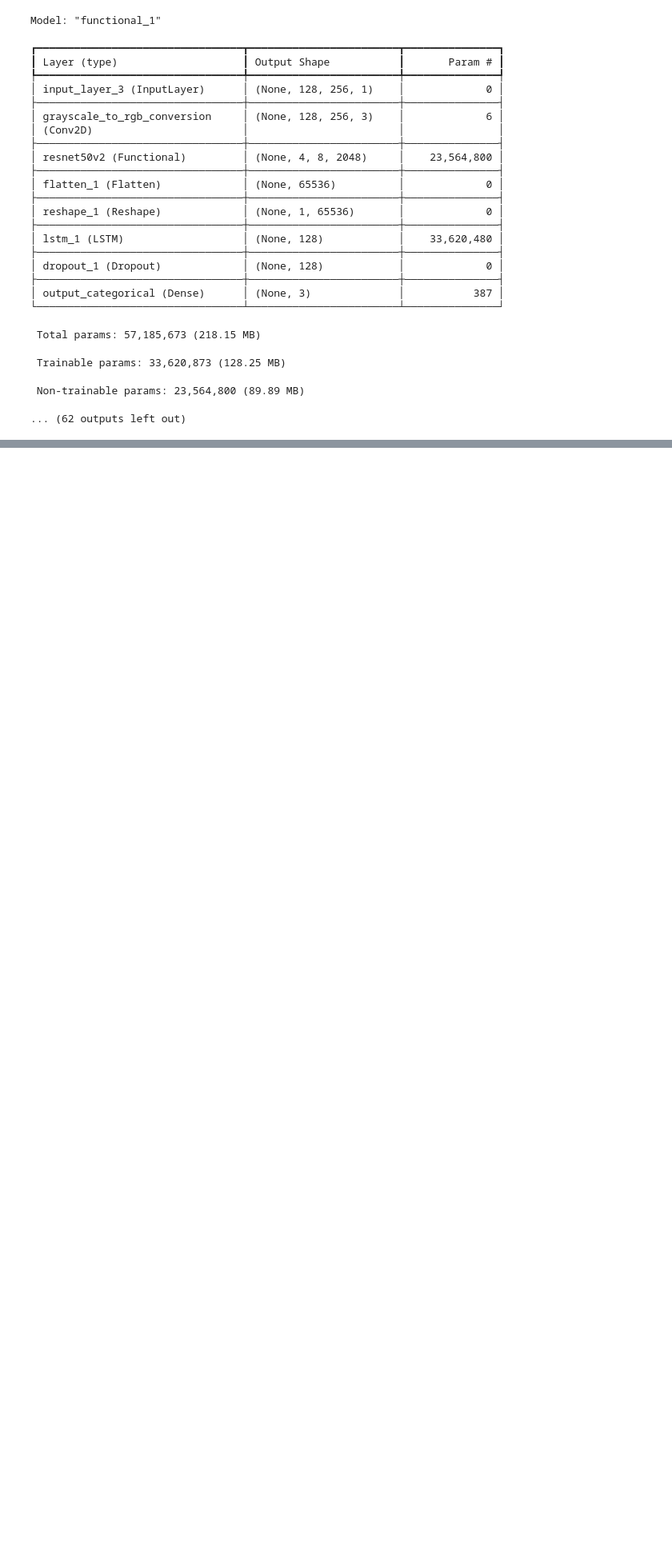
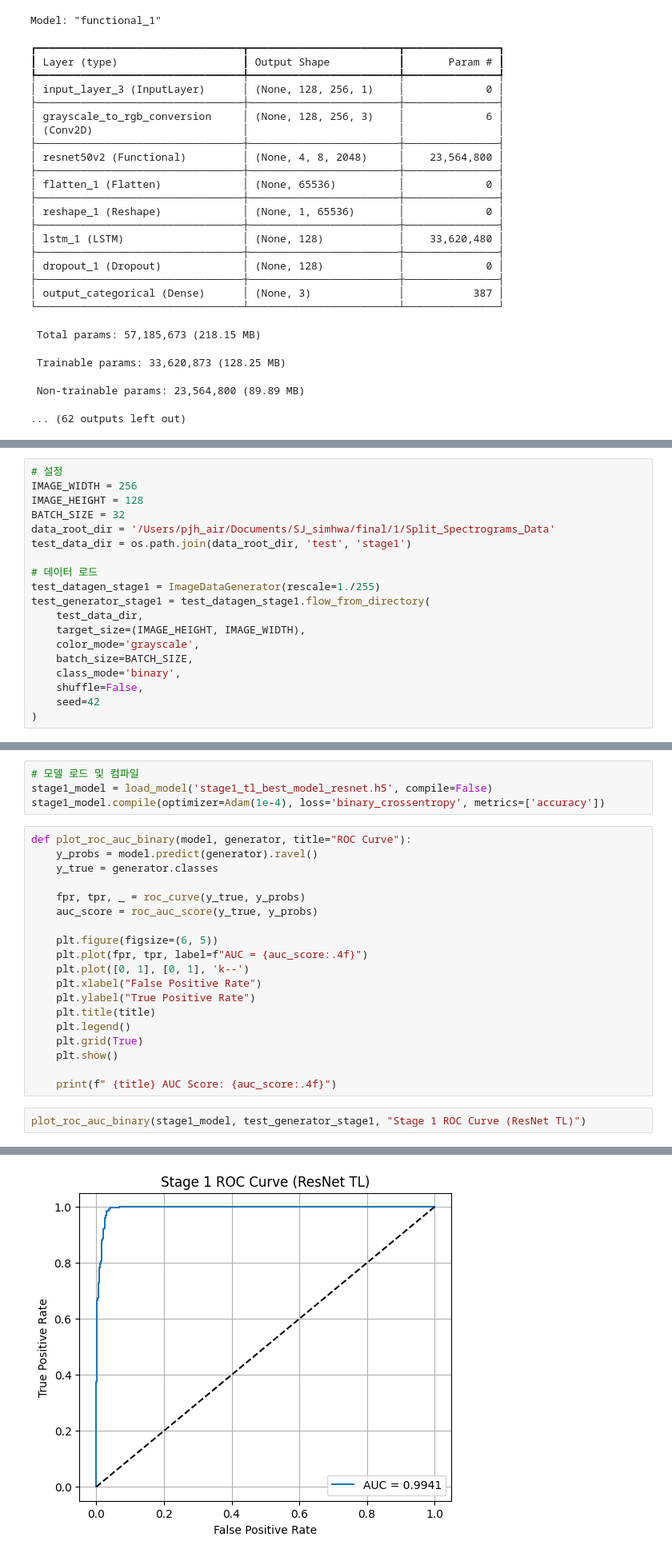
Before and after one commit to sungholion/BearingGuardian, a Jupyter notebook: anomaly_model/transfer-resnet.ipynb, the cells around one changed output, grey strips where cells are left out. Shown at 80% size. Saved outputs shown, nothing was run; the diff lists cells and outputs as text; blank space fills up the shorter version.

```diff
--- a/anomaly_model/transfer-resnet.ipynb
+++ b/anomaly_model/transfer-resnet.ipynb
@@ -408,0 +417,19 @@ Model: "functional_1"
+# %%
+# 설정
+IMAGE_WIDTH = 256
+IMAGE_HEIGHT = 128
+BATCH_SIZE = 32
+data_root_dir = '/Users/pjh_air/Documents/SJ_simhwa/final/1/Split_Spectrograms_Data'
+test_data_dir = os.path.join(data_root_dir, 'test', 'stage1')
+
+# 데이터 로드
+test_datagen_stage1 = ImageDataGenerator(rescale=1./255)
+test_generator_stage1 = test_datagen_stage1.flow_from_directory(
+    test_data_dir,
+    target_size=(IMAGE_HEIGHT, IMAGE_WIDTH),
+    color_mode='grayscale',
+    batch_size=BATCH_SIZE,
+    class_mode='binary',
+    shuffle=False,
+    seed=42
+)
@@ -408,0 +453,26 @@ Model: "functional_1"
+# %%
+# 모델 로드 및 컴파일
+stage1_model = load_model('stage1_tl_best_model_resnet.h5', compile=False)
+stage1_model.compile(optimizer=Adam(1e-4), loss='binary_crossentropy', metrics=['accuracy'])
+# %%
+def plot_roc_auc_binary(model, generator, title="ROC Curve"):
+    y_probs = model.predict(generator).ravel()
+    y_true = generator.classes
+
+    fpr, tpr, _ = roc_curve(y_true, y_probs)
+    auc_score = roc_auc_score(y_true, y_probs)
+
+    plt.figure(figsize=(6, 5))
+    plt.plot(fpr, tpr, label=f"AUC = {auc_score:.4f}")
+    plt.plot([0, 1], [0, 1], 'k--')
+    plt.xlabel("False Positive Rate")
+    plt.ylabel("True Positive Rate")
+    plt.title(title)
+    plt.legend()
+    plt.grid(True)
+    plt.show()
+
+    print(f" {title} AUC Score: {auc_score:.4f}")
+# %%
+plot_roc_auc_binary(stage1_model, test_generator_stage1, "Stage 1 ROC Curve (ResNet TL)")
+# %% [output]
@@ -408,0 +480 @@ Model: "functional_1"
+[figure, added]
```
Also changed, not shown: parts of 7 cells of this notebook.
